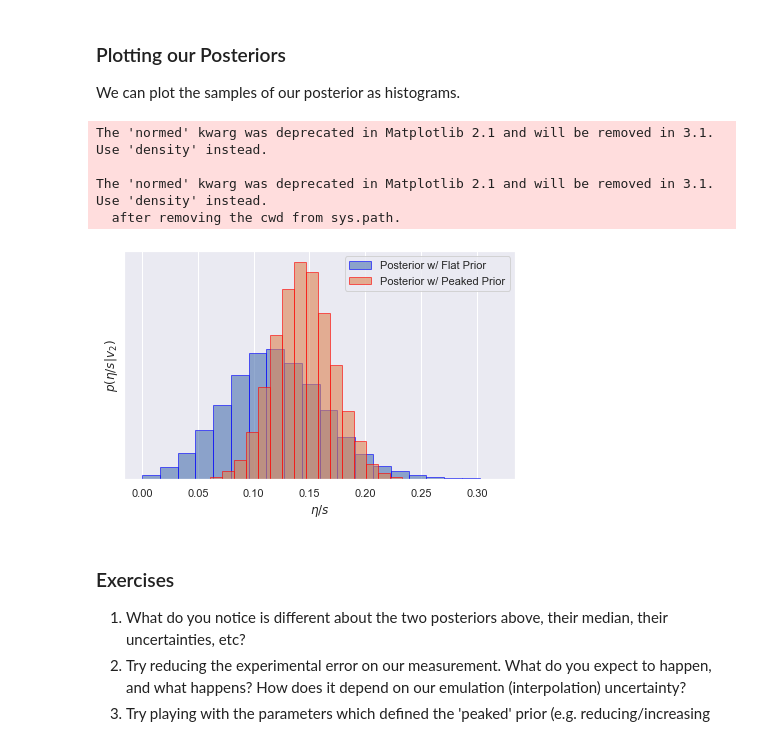
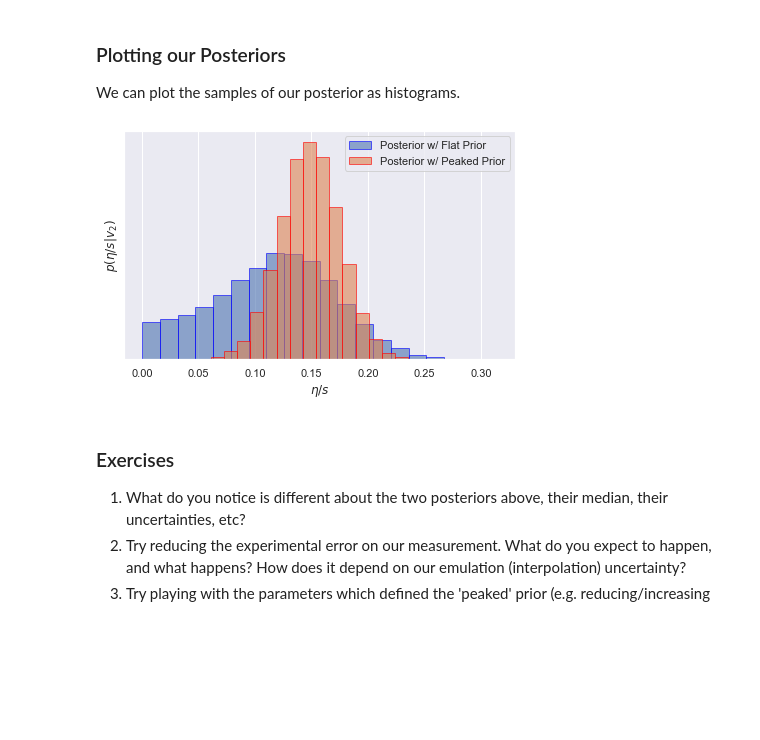
Before and after one commit to derekeverett/simple_bayes_with_GP, a Jupyter notebook: Infer_Shear_Viscosity_from_Flow.ipynb, the cells around one changed output. Cells and saved outputs as stored; diff of their text form; code cells hidden in the pictures; blank space fills up the shorter version.

Commit message:
should now work with later versions of matplotlib

```diff
--- a/Infer_Shear_Viscosity_from_Flow.ipynb
+++ b/Infer_Shear_Viscosity_from_Flow.ipynb
@@ -143,6 +143,9 @@ Note: The first term rewards a better fit to the training data, while the second
 
 We will use a combination of a **Squared Exponential Kernel** and a **White Noise Kernel**.
 # %%
+#scikit-learn only accepts 2d arrays as inputs
+model_X = model_X.reshape(-1,1)
+
 #this is the 'size' of possible variation of our parameters, in this case eta/s
 ptp = max(model_X) - min(model_X)
 
@@ -441,22 +441,18 @@ Mean acceptance fraction: 0.805 (in total 40000 steps)
 
 We can plot the samples of our posterior as histograms.
 # %%
-plt.hist(samples_flat_prior, bins=20, normed=True, alpha=0.6,
+plt.hist(samples_flat_prior, bins=20, density=True, alpha=0.6,
          edgecolor='blue', label='Posterior w/ Flat Prior')
-plt.hist(samples_peaked_prior, bins=20, normed=True, alpha=0.6,
+plt.hist(samples_peaked_prior, bins=20, density=True, alpha=0.6,
          edgecolor='red', label='Posterior w/ Peaked Prior')
 plt.xlabel(r'$\eta/s$')
 plt.ylabel(r'$p(\eta/s | v_2)$')
 plt.yticks([])
 plt.legend()
 plt.tight_layout(True)
 plt.show()
 # %% [output]
-The 'normed' kwarg was deprecated in Matplotlib 2.1 and will be removed in 3.1. Use 'density' instead.
-
-The 'normed' kwarg was deprecated in Matplotlib 2.1 and will be removed in 3.1. Use 'density' instead.
-  after removing the cwd from sys.path.
-[figure, old version]
+[figure, new version]
 # %% [markdown]
 ### Exercises
 
```
Also changed, not shown: parts of 7 cells of this notebook.
